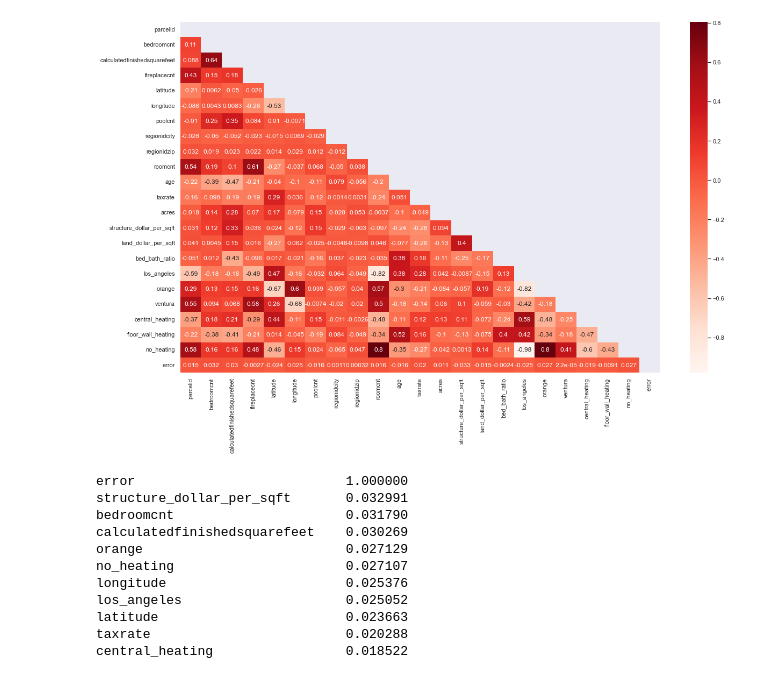
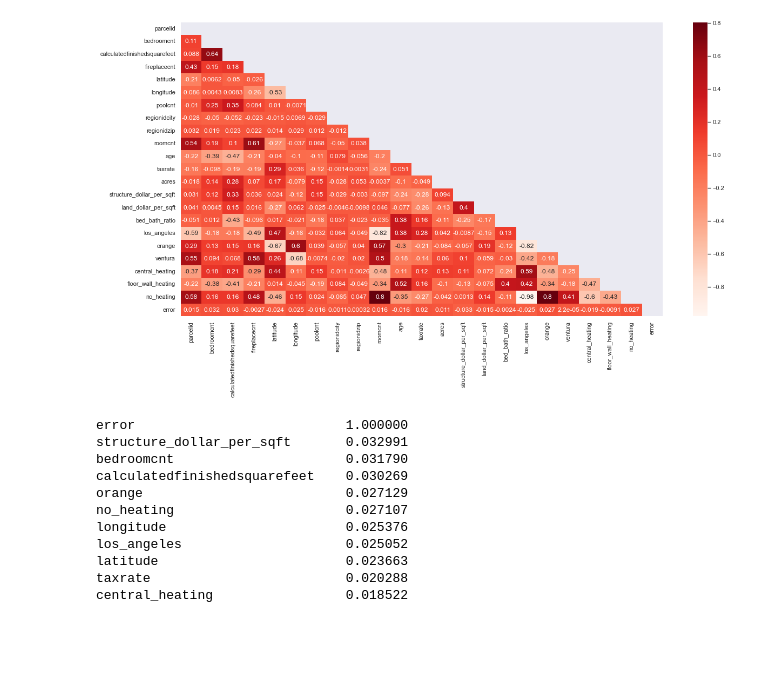
Before and after one commit to dlmitc3/Zillow_Clustering_Project-, a Jupyter notebook: zillow_explore.ipynb, the cells around one changed output. Saved outputs shown, nothing was run; the diff lists cells and outputs as text; code cells hidden in the pictures; blank space fills up the shorter version.

```diff
--- a/zillow_explore.ipynb
+++ b/zillow_explore.ipynb
@@ -22,11 +76,11 @@ y_train = train[['error']]
 # %%
 corr = train.corr()
 mask = np.triu(np.ones_like(corr, dtype=bool))
-plt.figure(figsize=(20,12))
+plt.figure(figsize=(20,10))
 sns.heatmap(train.corr(), cmap='Reds', annot=True, mask=mask)
 plt.show()
 # %% [output]
-[figure, old version]
+[figure, new version]
 # %%
 import math
 abs(train.corr().error).sort_values(ascending = False)
```
Also changed, not shown: parts of 46 cells of this notebook.
